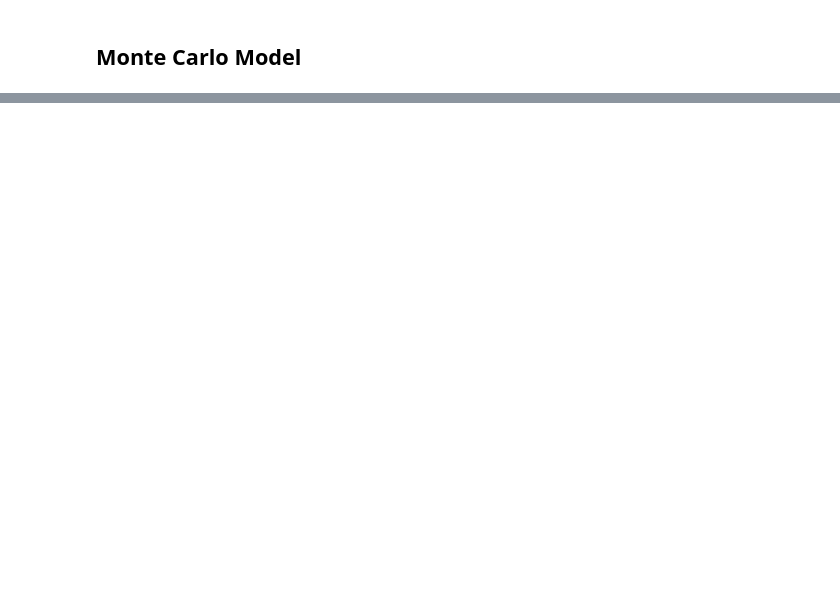
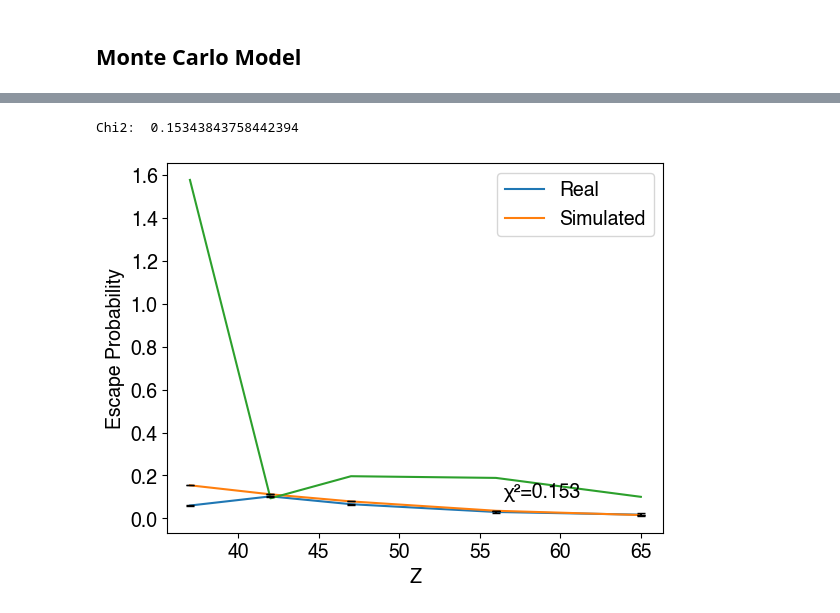
Before and after one commit to sestinj/jlab, a Jupyter notebook: nate/xray/xray2.ipynb, the cells around one changed output, grey strips where cells are left out. Cells and saved outputs as stored; diff of their text form; code cells hidden in the pictures; blank space fills up the shorter version.

```diff
--- a/nate/xray/xray2.ipynb
+++ b/nate/xray/xray2.ipynb
@@ -256,0 +308,6 @@ plt.show()
+# %%
+# K_a only plot
+plot(E_ka[1:] * 1000.0, ratio_alpha, uncertainty_alpha)
+# %% [output]
+Chi2:  0.15343843758442394
+[figure, added]
```
Also changed, not shown: parts of 7 cells of this notebook, 3 other files.
